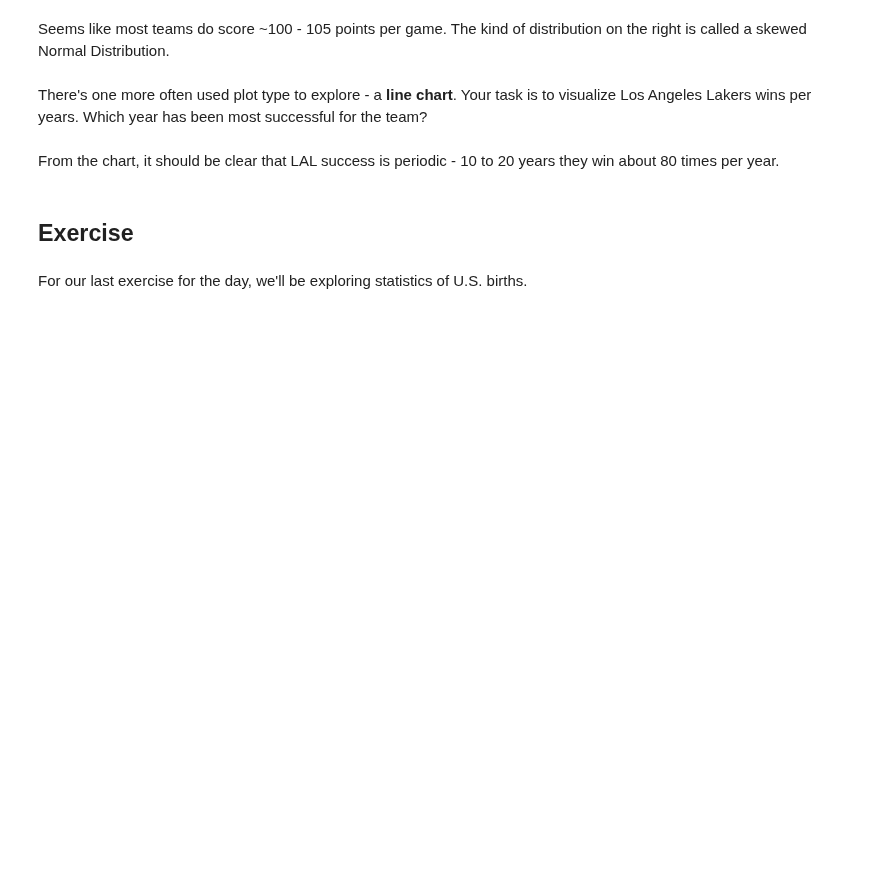
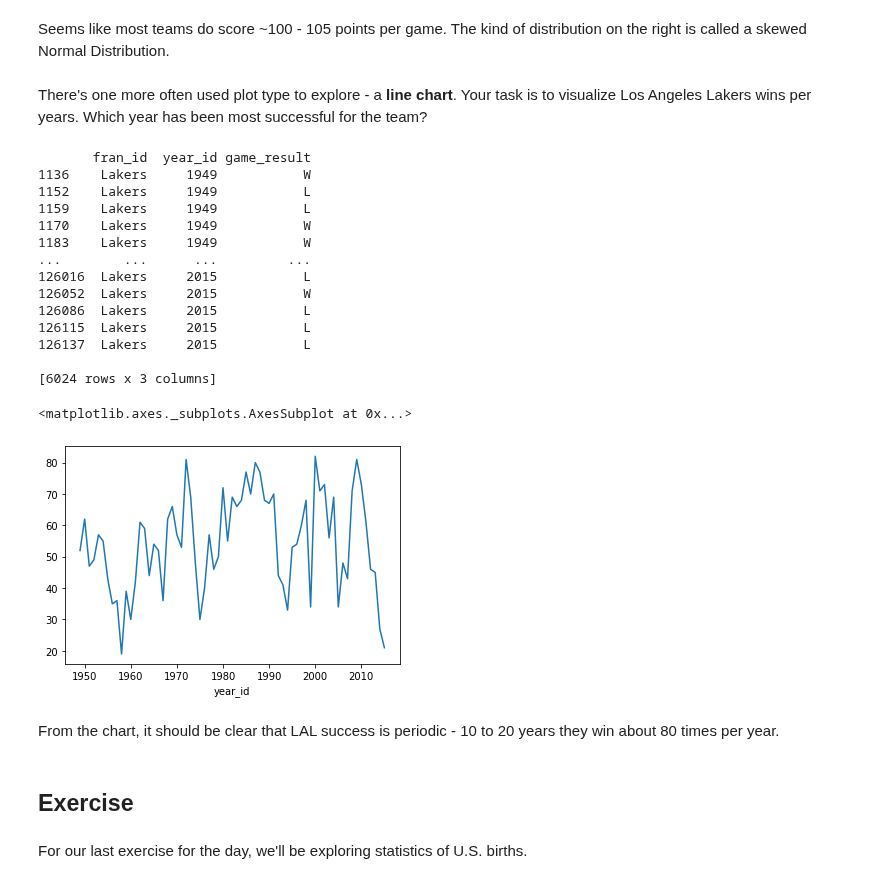
Before and after one commit to Gintariuxas/Challenge, a Jupyter notebook: Turing_College_Technical_Challenge.ipynb, the cells around one changed output. Cells and saved outputs as stored; diff of their text form; code cells hidden in the pictures; blank space fills up the shorter version.

Commit message:
Counting Lakers wins

```diff
--- a/Turing_College_Technical_Challenge.ipynb
+++ b/Turing_College_Technical_Challenge.ipynb
@@ -269,6 +267,33 @@ You should see a result as follows:
 Seems like most teams do score ~100 - 105 points per game. The kind of distribution on the right is called a skewed Normal Distribution.
 # %% [markdown]
 There's one more often used plot type to explore - a **line chart**. Your task is to visualize Los Angeles Lakers wins per years. Which year has been most successful for the team?
+# %%
+#Taking the required columns
+filter_data = df1.filter(['fran_id','year_id','game_result'])
+#Leaving only Lakers data
+Lakers = filter_data['fran_id']=='Lakers'
+Lakers_wins = filter_data[Lakers]
+#Grouping
+Count_wins = Lakers_wins[Lakers_wins['game_result']=='W'].groupby('year_id')['game_result'].count()
+#Visualization
+Count_wins.plot()
+# %% [output]
+       fran_id  year_id game_result
+1136    Lakers     1949           W
+1152    Lakers     1949           L
+1159    Lakers     1949           L
+1170    Lakers     1949           W
+1183    Lakers     1949           W
+...        ...      ...         ...
+126016  Lakers     2015           L
+126052  Lakers     2015           W
+126086  Lakers     2015           L
+126115  Lakers     2015           L
+126137  Lakers     2015           L
+
+[6024 rows x 3 columns]
+<matplotlib.axes._subplots.AxesSubplot at 0x...>
+[figure, added]
 # %% [markdown]
 From the chart, it should be clear that LAL success is periodic - 10 to 20 years they win about 80 times per year.
 # %% [markdown]
```
Also changed, not shown: parts of 4 cells of this notebook.
